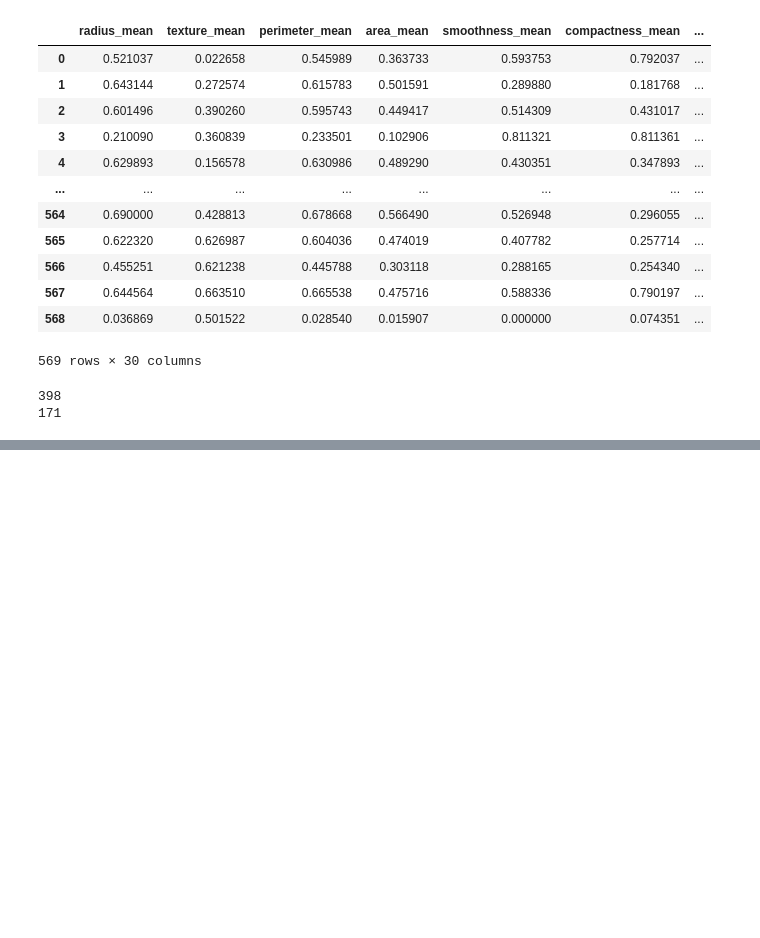
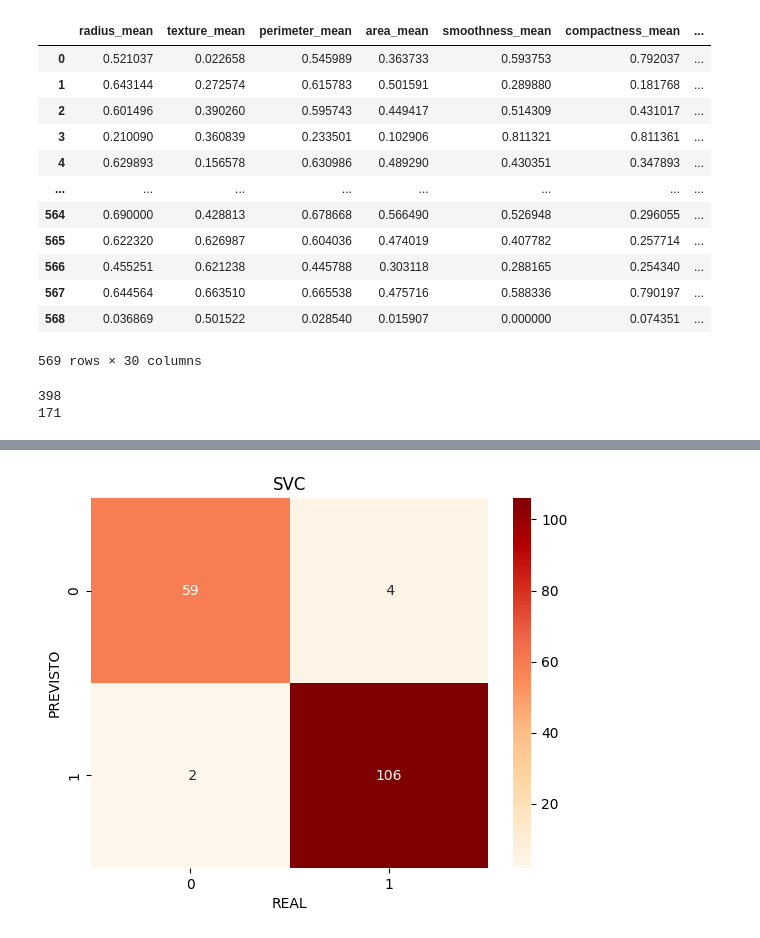
Before and after one commit to enricovivan/ml_python, a Jupyter notebook: ntrb/breast-cancer-certo.ipynb, the cells around one changed output, grey strips where cells are left out. Cells and saved outputs as stored; diff of their text form; code cells hidden in the pictures; blank space fills up the shorter version.

```diff
--- a/ntrb/breast-cancer-certo.ipynb
+++ b/ntrb/breast-cancer-certo.ipynb
@@ -128,10 +144,7 @@ Curva ROC: 0.9781669150521609
 # GBM
 from sklearn.ensemble import GradientBoostingClassifier
 # %%
-estimator = 30
-learning = 1
-
-ada_boost = GradientBoostingClassifier(n_estimators=estimator, learning_rate=learning)
+ada_boost = GradientBoostingClassifier(n_estimators=estimator, learning_rate=learning, random_state=random_state)
 
 model = ada_boost.fit(x_treino, y_treino)
 
@@ -164,10 +185,7 @@ Curva ROC: 0.9827123695976155
 # Random Forest
 from sklearn.ensemble import RandomForestClassifier
 # %%
-estimator = 80
-state = 41
-
-rf = RandomForestClassifier(n_estimators=estimator,random_state=state)
+rf = RandomForestClassifier(n_estimators=estimator, random_state=random_state)
 
 model = rf.fit(x_treino, y_treino)
 
@@ -198,0 +228,6 @@ Curva ROC: 0.9827123695976155
+# %%
+rf = CatBoostClassifier(n_estimators=estimator, learning_rate=learning, random_state=random_state)
+
+model = rf.fit(x_treino, y_treino)
+
+y_predict = model.predict(x_teste)
@@ -198,0 +252,8 @@ Curva ROC: 0.9827123695976155
+# %%
+sns.heatmap(confusion_matrix(y_teste, y_predict), cmap='OrRd', annot=True, fmt='2.0f')
+plt.title('SVC')
+plt.ylabel('PREVISTO')
+plt.xlabel('REAL')
+plt.show()
+# %% [output]
+[figure, added]
```
Also changed, not shown: parts of 18 cells of this notebook, 5 other files.
